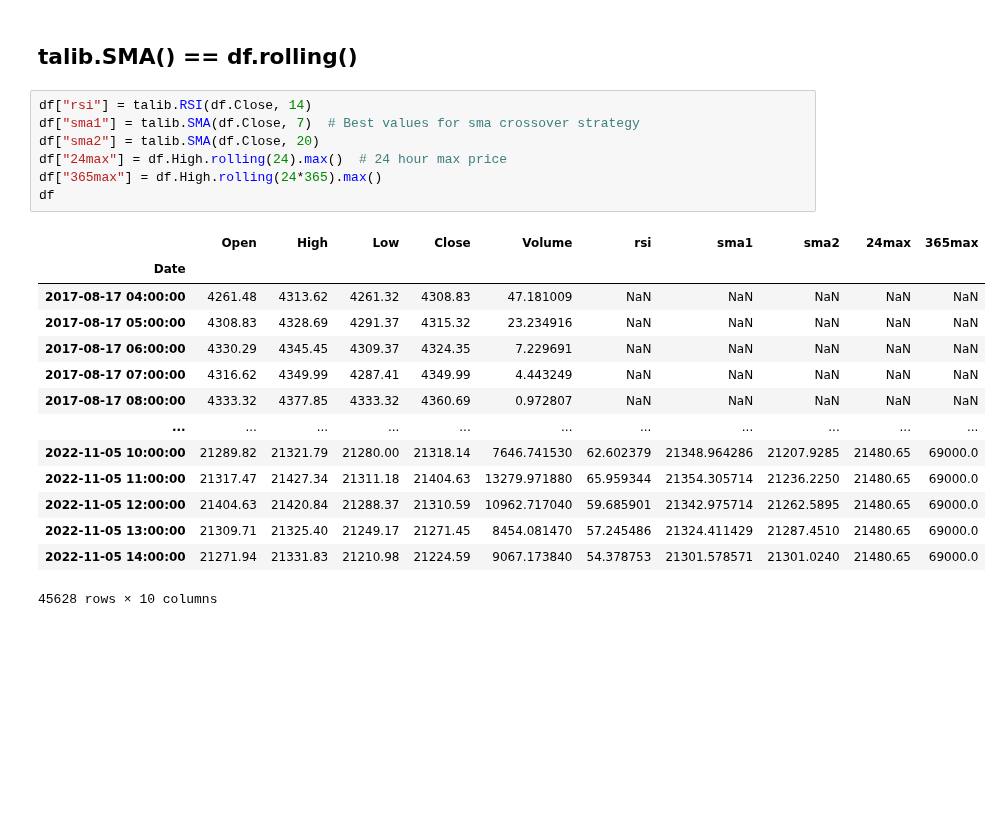
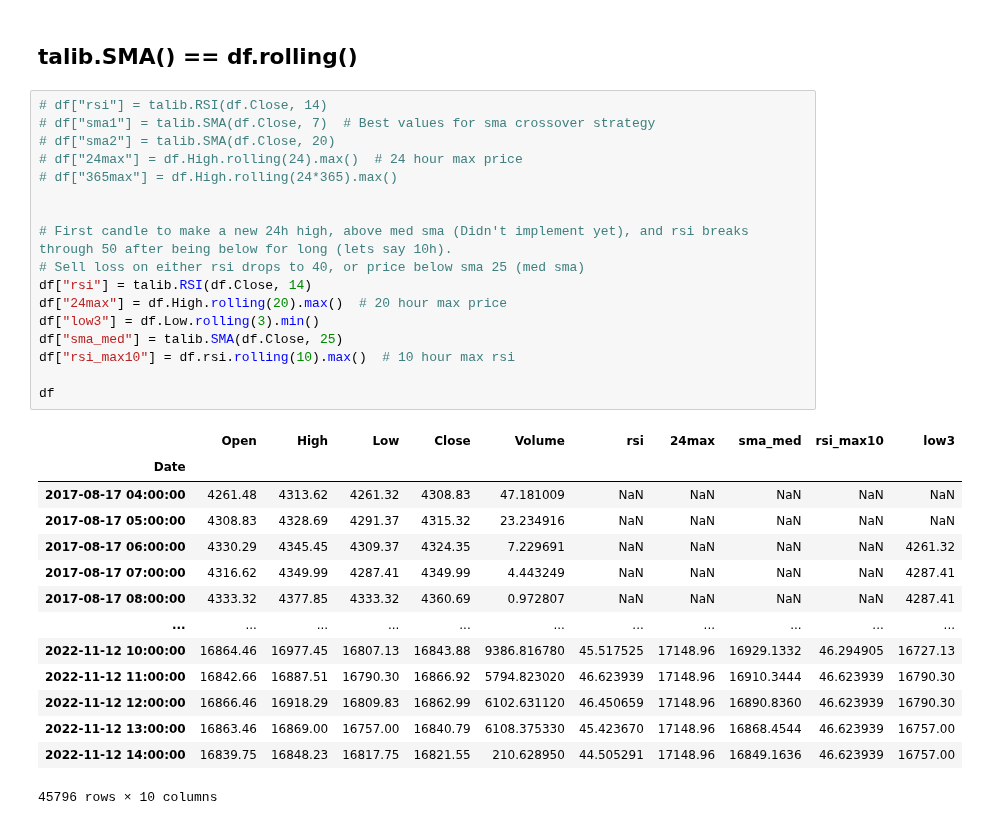
Before and after one commit to Idanq1/Stocks-Strategies, a Jupyter notebook: Algo Course/P2/ultimate strategy.ipynb, the cells around one changed output. Saved outputs shown, nothing was run; the diff lists cells and outputs as text; blank space fills up the shorter version.

```diff
--- a/Algo Course/P2/ultimate strategy.ipynb
+++ b/Algo Course/P2/ultimate strategy.ipynb
@@ -64,27 +65,37 @@ df
 # %% [markdown]
 ## talib.SMA() == df.rolling()
 # %%
+# df["rsi"] = talib.RSI(df.Close, 14)
+# df["sma1"] = talib.SMA(df.Close, 7)  # Best values for sma crossover strategy
+# df["sma2"] = talib.SMA(df.Close, 20)
+# df["24max"] = df.High.rolling(24).max()  # 24 hour max price
+# df["365max"] = df.High.rolling(24*365).max()
+
+
+# First candle to make a new 24h high, above med sma (Didn't implement yet), and rsi breaks through 50 after being below for long (lets say 10h).
+# Sell loss on either rsi drops to 40, or price below sma 25 (med sma)
 df["rsi"] = talib.RSI(df.Close, 14)
-df["sma1"] = talib.SMA(df.Close, 7)  # Best values for sma crossover strategy
-df["sma2"] = talib.SMA(df.Close, 20)
-df["24max"] = df.High.rolling(24).max()  # 24 hour max price
-df["365max"] = df.High.rolling(24*365).max()
+df["24max"] = df.High.rolling(20).max()  # 20 hour max price
+df["low3"] = df.Low.rolling(3).min()
+df["sma_med"] = talib.SMA(df.Close, 25)
+df["rsi_max10"] = df.rsi.rolling(10).max()  # 10 hour max rsi
+
 df
 # %% [output]
-|  | Open | High | Low | Close | Volume | rsi | sma1 | sma2 | 24max | 365max |
+|  | Open | High | Low | Close | Volume | rsi | 24max | sma_med | rsi_max10 | low3 |
 | Date |  |  |  |  |  |  |  |  |  |  |
 | 2017-08-17 04:00:00 | 4261.48 | 4313.62 | 4261.32 | 4308.83 | 47.181009 | NaN | NaN | NaN | NaN | NaN |
 | 2017-08-17 05:00:00 | 4308.83 | 4328.69 | 4291.37 | 4315.32 | 23.234916 | NaN | NaN | NaN | NaN | NaN |
-| 2017-08-17 06:00:00 | 4330.29 | 4345.45 | 4309.37 | 4324.35 | 7.229691 | NaN | NaN | NaN | NaN | NaN |
-| 2017-08-17 07:00:00 | 4316.62 | 4349.99 | 4287.41 | 4349.99 | 4.443249 | NaN | NaN | NaN | NaN | NaN |
-| 2017-08-17 08:00:00 | 4333.32 | 4377.85 | 4333.32 | 4360.69 | 0.972807 | NaN | NaN | NaN | NaN | NaN |
+| 2017-08-17 06:00:00 | 4330.29 | 4345.45 | 4309.37 | 4324.35 | 7.229691 | NaN | NaN | NaN | NaN | 4261.32 |
+| 2017-08-17 07:00:00 | 4316.62 | 4349.99 | 4287.41 | 4349.99 | 4.443249 | NaN | NaN | NaN | NaN | 4287.41 |
+| 2017-08-17 08:00:00 | 4333.32 | 4377.85 | 4333.32 | 4360.69 | 0.972807 | NaN | NaN | NaN | NaN | 4287.41 |
 | ... | ... | ... | ... | ... | ... | ... | ... | ... | ... | ... |
-| 2022-11-05 10:00:00 | 21289.82 | 21321.79 | 21280.00 | 21318.14 | 7646.741530 | 62.602379 | 21348.964286 | 21207.9285 | 21480.65 | 69000.0 |
-| 2022-11-05 11:00:00 | 21317.47 | 21427.34 | 21311.18 | 21404.63 | 13279.971880 | 65.959344 | 21354.305714 | 21236.2250 | 21480.65 | 69000.0 |
-| 2022-11-05 12:00:00 | 21404.63 | 21420.84 | 21288.37 | 21310.59 | 10962.717040 | 59.685901 | 21342.975714 | 21262.5895 | 21480.65 | 69000.0 |
-| 2022-11-05 13:00:00 | 21309.71 | 21325.40 | 21249.17 | 21271.45 | 8454.081470 | 57.245486 | 21324.411429 | 21287.4510 | 21480.65 | 69000.0 |
-| 2022-11-05 14:00:00 | 21271.94 | 21331.83 | 21210.98 | 21224.59 | 9067.173840 | 54.378753 | 21301.578571 | 21301.0240 | 21480.65 | 69000.0 |
+| 2022-11-12 10:00:00 | 16864.46 | 16977.45 | 16807.13 | 16843.88 | 9386.816780 | 45.517525 | 17148.96 | 16929.1332 | 46.294905 | 16727.13 |
+| 2022-11-12 11:00:00 | 16842.66 | 16887.51 | 16790.30 | 16866.92 | 5794.823020 | 46.623939 | 17148.96 | 16910.3444 | 46.623939 | 16790.30 |
+| 2022-11-12 12:00:00 | 16866.46 | 16918.29 | 16809.83 | 16862.99 | 6102.631120 | 46.450659 | 17148.96 | 16890.8360 | 46.623939 | 16790.30 |
+| 2022-11-12 13:00:00 | 16863.46 | 16869.00 | 16757.00 | 16840.79 | 6108.375330 | 45.423670 | 17148.96 | 16868.4544 | 46.623939 | 16757.00 |
+| 2022-11-12 14:00:00 | 16839.75 | 16848.23 | 16817.75 | 16821.55 | 210.628950 | 44.505291 | 17148.96 | 16849.1636 | 46.623939 | 16757.00 |
-45628 rows × 10 columns
+45796 rows × 10 columns
 # %%
 tmp = pd.DataFrame(index=df.index)
 tmp["patterns"] = 0
```
Also changed, not shown: parts of 14 cells of this notebook, 3 other files.
